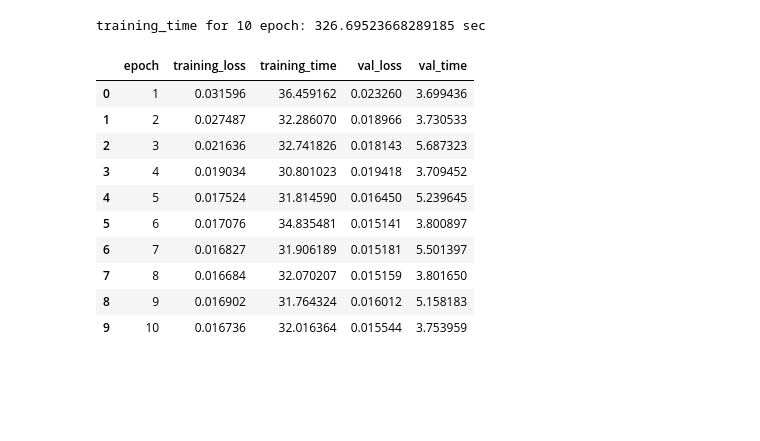
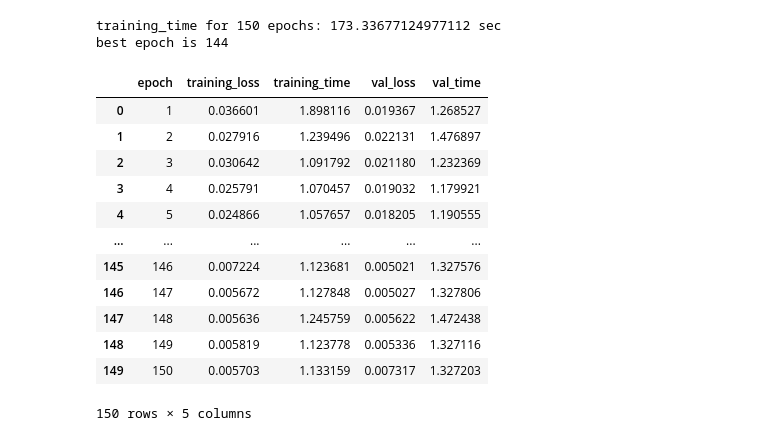
Before and after one commit to bytehut/GuitarTransformer, a Jupyter notebook: GuitarLSTM/LSTM.ipynb, the cells around one changed output. Saved outputs shown, nothing was run; the diff lists cells and outputs as text; code cells hidden in the pictures; blank space fills up the shorter version.

```diff
--- a/GuitarLSTM/LSTM.ipynb
+++ b/GuitarLSTM/LSTM.ipynb
@@ -175,8 +269,10 @@ class AudioLSTM(nn.Module):
 # %%
 import audio
 
+amplifer = 'ht1'
+
 # load data
-def audio_preprocessing(amplifier='ht1', data_type='train', frame_len=1):
+def audio_preprocessing(amplifier=amplifer, data_type='train', frame_len=1):
 
     assert amplifier in ('ht1', 'muff') , "Amplifier should be either ht1 or muff"
     assert data_type in ('train', 'val', 'test') , "data_type should be either train , val or test"
@@ -191,15 +287,15 @@ def audio_preprocessing(amplifier='ht1', data_type='train', frame_len=1):
     target_frames = audio.framify(target_waveform, frame_len)
 
     if data_type == 'train':
-        seq_length = 44100
-        X = audio.split_data(input_frames, seq_length)
-        y = audio.split_data(target_frames, seq_length)
+        seq_length = 22050
+        X = audio.split_data(input_frames, seq_length).to(device)
+        y = audio.split_data(target_frames, seq_length).to(device)
 
     else:
         frame_len = input_frames.shape[0]
         seq_length = frame_len//1
-        X = audio.split_data(input_frames, seq_length)
-        y = audio.split_data(target_frames, seq_length)
+        X = audio.split_data(input_frames, seq_length).to(device)
+        y = audio.split_data(target_frames, seq_length).to(device)
 
     return X, y
 
@@ -221,32 +317,27 @@ import random
 # model params
 input_size = 2  # num features, 2 for stereo
 output_size = 2  # num features, 2 for stereo
-hidden_size = 16  # hidden state size
+hidden_size = 32  # hidden state size
 skip_con = 1  # is there a skip connection?
 
 # train params
-batch_size = 10  # num examples per batch
+batch_size = 50  # num examples per batch
 init_len = 200  # num frames to process without backprop to init hidden state
 up_fr = 1000  # num frames for truncated backprop
+epochs = 150 # num epochs
 
 # hyperparams
 learn_rate = 1e-2
 
 network = AudioLSTM(input_size=input_size, hidden_size=hidden_size,
-                                     output_size=output_size, skip=skip_con)
-
-if not torch.cuda.is_available():
-    print('cuda device not available/not selected')
-    cuda = 0
-else:
-    torch.set_default_tensor_type('torch.cuda.FloatTensor')
-    torch.cuda.set_device(0)
-    print('cuda device available')
-    network = network.cuda()
-    cuda = 1
-
+                                     output_size=output_size, skip=skip_con).to(device)
 
 # Set up training optimiser + scheduler + loss fcns and training info tracker
 optimiser = optim.Adam(network.parameters(), lr=learn_rate, weight_decay=1e-4)
 scheduler = optim.lr_scheduler.ReduceLROnPlateau(optimiser, 'min', factor=0.5, patience=5, verbose=True)
 loss_functions = nn.SmoothL1Loss()
+
+# Use Alec's loss function
+# loss_fcns = {'ESRPre': 0.75, 'DC': 0.25}
+# pre_filt = [-0.85, 1] #'high_pass'
+# loss_functions = LossWrapper(loss_fcns, pre_filt)
@@ -264,7 +353,7 @@ best_model = None
 best_ind = -1
 
 # Train epochs
-for epoch in range(10):
+for epoch in range(epochs):
 
     ep_st_time = time.time()
     # train in training
@@ -303,24 +399,30 @@ Epoch 10, Loss:  0.01673627, Val Loss:  0.01554443
 # %%
 import pandas as pd
 res_table = pd.DataFrame(res)
 
 training_time = res_table['training_time'].sum()
-print(f'training_time for 10 epoch: {training_time} sec')
+print(f'training_time for {epochs} epochs: {training_time} sec')
+print(f'best epoch is {best_ind+1}')
 
+training_progress_loc =  f'result/{amplifer}_{hidden_size}_training_process.csv'
+res_table.to_csv(training_progress_loc, index=False)
 res_table
 # %% [output]
-training_time for 10 epoch: 326.69523668289185 sec
+training_time for 150 epochs: 173.33677124977112 sec
+best epoch is 144
 |  | epoch | training_loss | training_time | val_loss | val_time |
-| 0 | 1 | 0.031596 | 36.459162 | 0.023260 | 3.699436 |
-| 1 | 2 | 0.027487 | 32.286070 | 0.018966 | 3.730533 |
-| 2 | 3 | 0.021636 | 32.741826 | 0.018143 | 5.687323 |
-| 3 | 4 | 0.019034 | 30.801023 | 0.019418 | 3.709452 |
-| 4 | 5 | 0.017524 | 31.814590 | 0.016450 | 5.239645 |
-| 5 | 6 | 0.017076 | 34.835481 | 0.015141 | 3.800897 |
-| 6 | 7 | 0.016827 | 31.906189 | 0.015181 | 5.501397 |
-| 7 | 8 | 0.016684 | 32.070207 | 0.015159 | 3.801650 |
-| 8 | 9 | 0.016902 | 31.764324 | 0.016012 | 5.158183 |
-| 9 | 10 | 0.016736 | 32.016364 | 0.015544 | 3.753959 |
+| 0 | 1 | 0.036601 | 1.898116 | 0.019367 | 1.268527 |
+| 1 | 2 | 0.027916 | 1.239496 | 0.022131 | 1.476897 |
+| 2 | 3 | 0.030642 | 1.091792 | 0.021180 | 1.232369 |
+| 3 | 4 | 0.025791 | 1.070457 | 0.019032 | 1.179921 |
+| 4 | 5 | 0.024866 | 1.057657 | 0.018205 | 1.190555 |
+| ... | ... | ... | ... | ... | ... |
+| 145 | 146 | 0.007224 | 1.123681 | 0.005021 | 1.327576 |
+| 146 | 147 | 0.005672 | 1.127848 | 0.005027 | 1.327806 |
+| 147 | 148 | 0.005636 | 1.245759 | 0.005622 | 1.472438 |
+| 148 | 149 | 0.005819 | 1.123778 | 0.005336 | 1.327116 |
+| 149 | 150 | 0.005703 | 1.133159 | 0.007317 | 1.327203 |
+150 rows × 5 columns
 # %%
 test_st_time = time.time()
 output, test_loss = best_model.process_data(X_test, y_test, loss_functions, chuck_size=1000)
```
Also changed, not shown: parts of 12 cells of this notebook, 1 other file.
